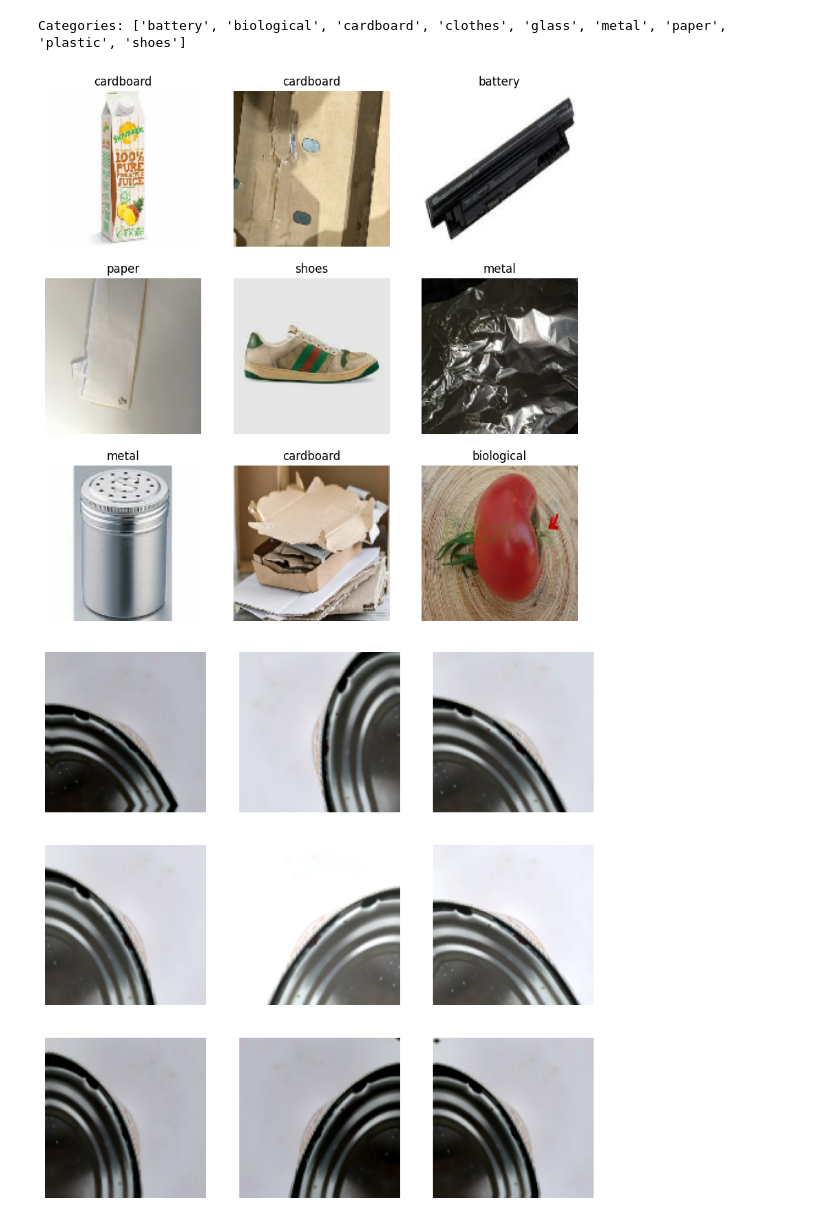
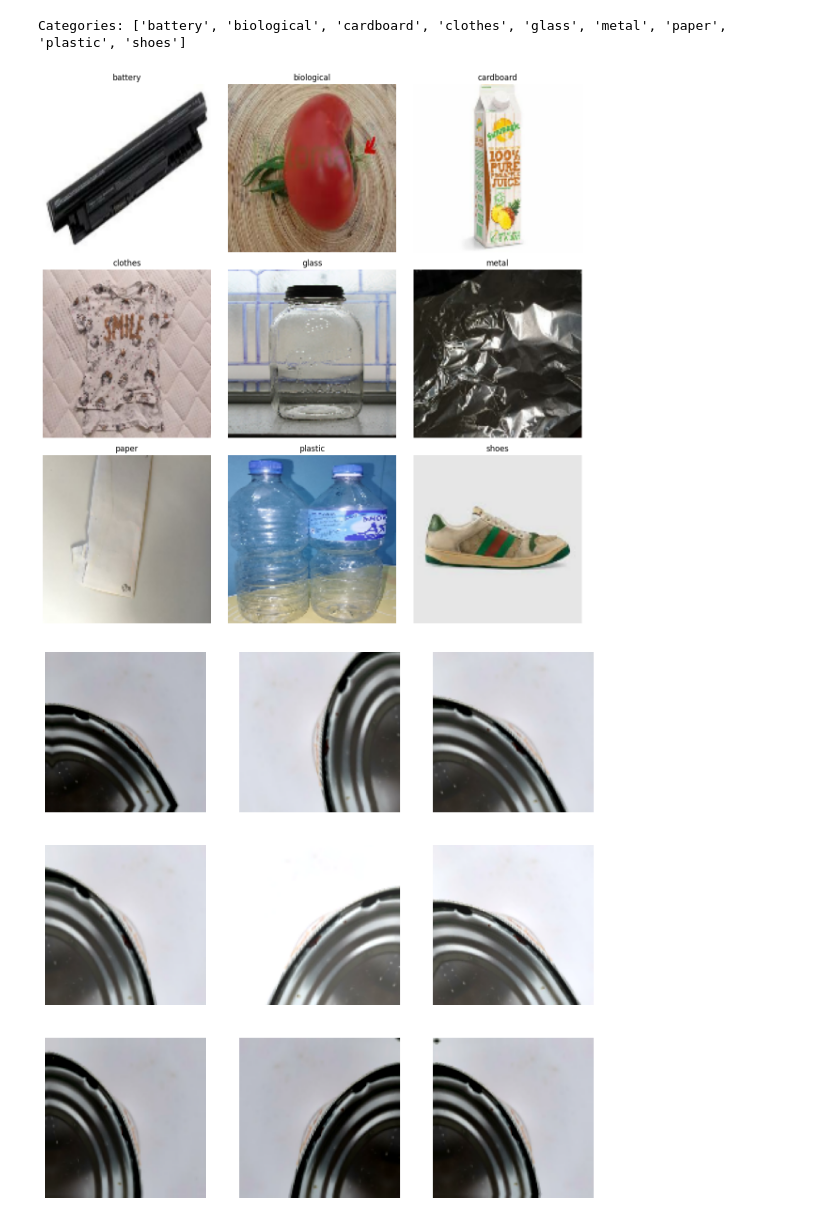
Before and after one commit to cemilceylan/Sorti, a Jupyter notebook: deep_learning/sortiV2.ipynb, the cells around one changed output. Cells and saved outputs as stored; diff of their text form; code cells hidden in the pictures.

```diff
--- a/deep_learning/sortiV2.ipynb
+++ b/deep_learning/sortiV2.ipynb
@@ -104,17 +104,30 @@ print(f"Categories: {class_names}")
 # %% [output]
 Categories: ['battery', 'biological', 'cardboard', 'clothes', 'glass', 'metal', 'paper', 'plastic', 'shoes']
 # %%
-plt.figure(figsize=(10,10))
+found_images = {}
+num_classes = len(class_names)
 
-for images, labels in training_ds.take(1): #takes one batch of 32
-    for i in range(9):
-        ax = plt.subplot(3,3,i+1)
-        plt.imshow(images[i].numpy().astype("uint8"))
-        plt.title(class_names[labels[i]])
-        plt.axis("off")
+for images, labels in training_ds:
+    for i in range(len(labels)):
+        class_idx = labels[i].numpy()
+        if class_idx not in found_images:
+            found_images[class_idx] = images[i].numpy().astype("uint8")
 
+        if len(found_images) == num_classes:
+            break
+    if len(found_images) == num_classes:
+        break
+
+plt.figure(figsize=(12, 12))
+for i, class_idx in enumerate(sorted(found_images.keys())):
+    ax = plt.subplot(3, 3, i + 1)
+    plt.imshow(found_images[class_idx])
+    plt.title(class_names[class_idx])
+    plt.axis("off")
+
+plt.tight_layout()
 plt.show()
 # %% [output]
-[figure, old version]
+[figure, new version]
 # %%
 #without augmentation the model was overfitting even getting worse on
```
Also changed, not shown: parts of 8 cells of this notebook, 4 other files.
